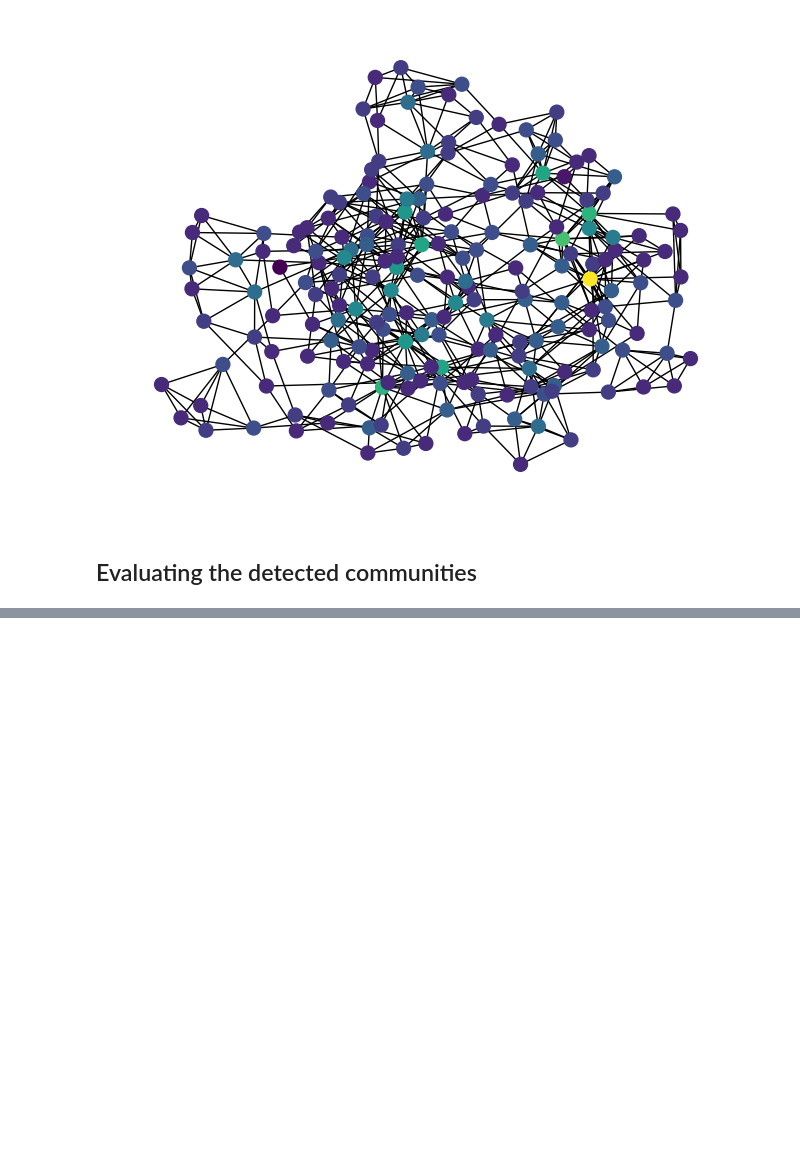
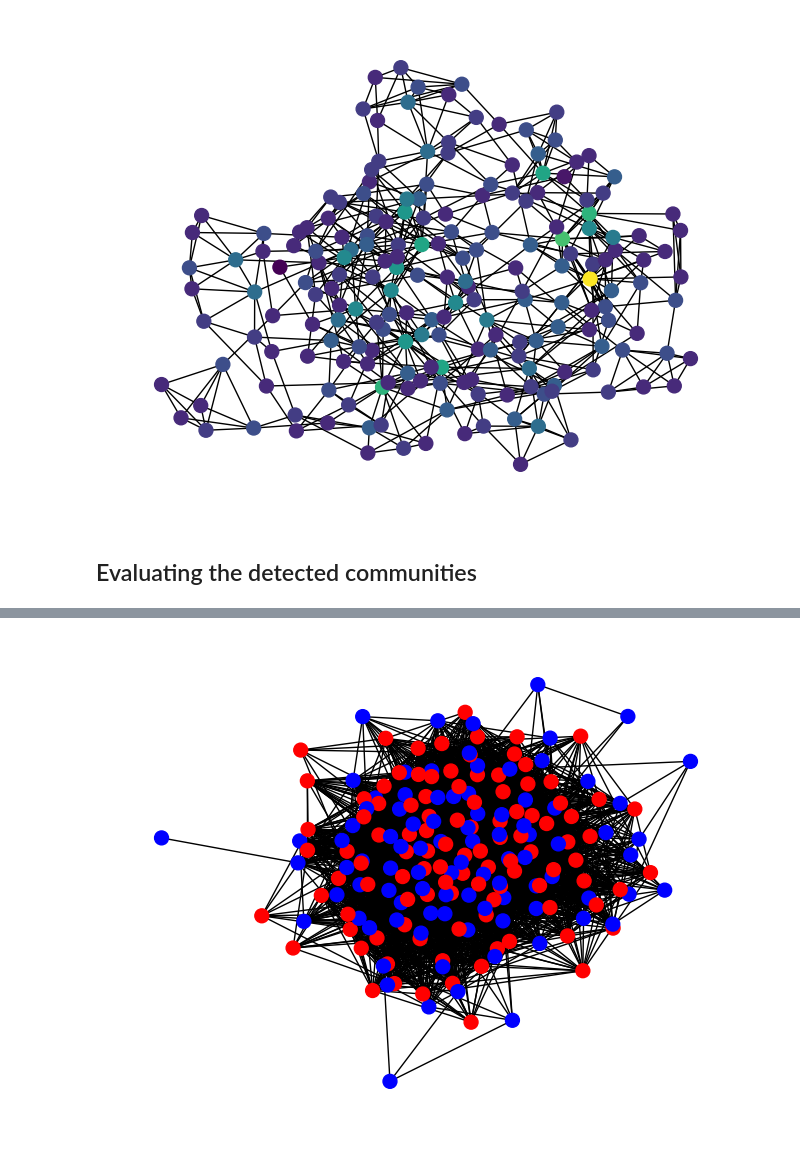
Before and after one commit to lukas-al/dissertation_rag, a Jupyter notebook: notebooks/eval_dev.ipynb, the cells around one changed output, grey strips where cells are left out. Drawn from its saved outputs; the diff is of its cells as text; code cells hidden in the pictures; blank space fills up the shorter version.

```diff
--- a/notebooks/eval_dev.ipynb
+++ b/notebooks/eval_dev.ipynb
@@ -165,0 +173,10 @@ for com_nodes in community_node_list:
+# %%
+from src.processing_module import multiprocessed_graph
+import pickle
+
+# Calc the adj dict.
+adj_dict = multiprocessed_graph.construct_adjacency_dict(embedded_index)
+
+# Save the result to a pickle
+with open('../data/03_output/adjacency_dict.pkl', 'wb') as f:
+    pickle.dump(adj_dict, f)
@@ -165,0 +187,4 @@ for com_nodes in community_node_list:
+# %%
+# Read the adj_dict back in
+with open('../data/03_output/adjacency_dict.pkl', 'rb') as f:
+    adj_dict = pickle.load(f)
@@ -165,0 +238,21 @@ for com_nodes in community_node_list:
+# %%
+# Draw the graph, but use the node_id to identify which of the two headline document elements is referenced within the node
+unique_docs = []
+for doc in document_index:
+    unique_docs.append(doc.metadata['file_name'])
+
+set(unique_docs)
+
+colors = []
+for n in graph2.nodes:
+    for doc in document_index:
+        if doc.id_ == n:
+            if doc.metadata['file_name'] == unique_docs[0]:
+                colors.append('red')
+            else:
+                colors.append('blue')
+
+pos = nx.kamada_kawai_layout(graph2)
+nx.draw(graph2, pos, node_size=100, node_color=colors)
+# %% [output]
+[figure, added]
```
Also changed, not shown: parts of 13 cells of this notebook, 11 other files.
